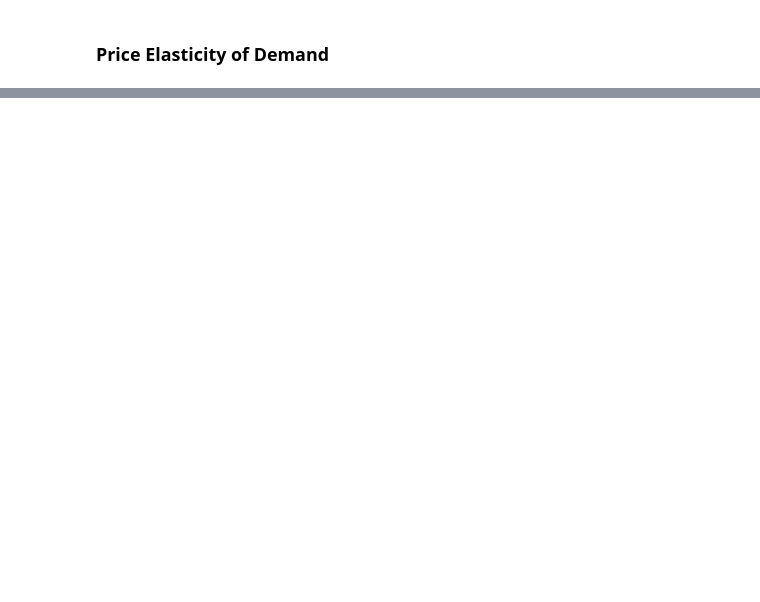
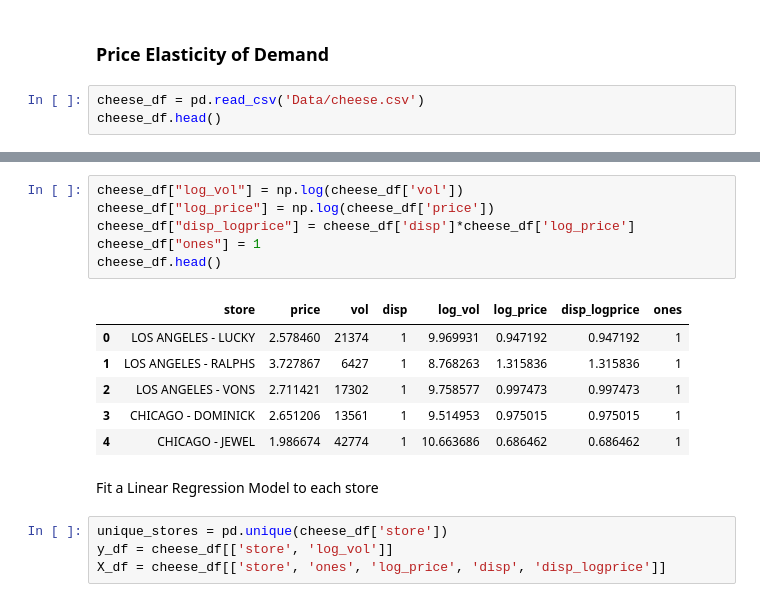
Before and after one commit to afbudak/SDS383D-Spring2019, a Jupyter notebook: Exercises4/Exercise_4.ipynb, the cells around one changed output, grey strips where cells are left out. Saved outputs shown, nothing was run; the diff lists cells and outputs as text; blank space fills up the shorter version.

```diff
--- a/Exercises4/Exercise_4.ipynb
+++ b/Exercises4/Exercise_4.ipynb
@@ -98,2 +100,5 @@ plt.show()
 # %% [markdown]
 ### Price Elasticity of Demand
+# %%
+cheese_df = pd.read_csv('Data/cheese.csv')
+cheese_df.head()
@@ -99,0 +112,19 @@ plt.show()
+# %%
+cheese_df["log_vol"] = np.log(cheese_df['vol'])
+cheese_df["log_price"] = np.log(cheese_df['price'])
+cheese_df["disp_logprice"] = cheese_df['disp']*cheese_df['log_price']
+cheese_df["ones"] = 1
+cheese_df.head()
+# %% [output]
+|  | store | price | vol | disp | log_vol | log_price | disp_logprice | ones |
+| 0 | LOS ANGELES - LUCKY | 2.578460 | 21374 | 1 | 9.969931 | 0.947192 | 0.947192 | 1 |
+| 1 | LOS ANGELES - RALPHS | 3.727867 | 6427 | 1 | 8.768263 | 1.315836 | 1.315836 | 1 |
+| 2 | LOS ANGELES - VONS | 2.711421 | 17302 | 1 | 9.758577 | 0.997473 | 0.997473 | 1 |
+| 3 | CHICAGO - DOMINICK | 2.651206 | 13561 | 1 | 9.514953 | 0.975015 | 0.975015 | 1 |
+| 4 | CHICAGO - JEWEL | 1.986674 | 42774 | 1 | 10.663686 | 0.686462 | 0.686462 | 1 |
+# %% [markdown]
+Fit a Linear Regression Model to each store
+# %%
+unique_stores = pd.unique(cheese_df['store'])
+y_df = cheese_df[['store', 'log_vol']]
+X_df = cheese_df[['store', 'ones', 'log_price', 'disp', 'disp_logprice']]
```
Also changed, not shown: parts of 13 cells of this notebook.
